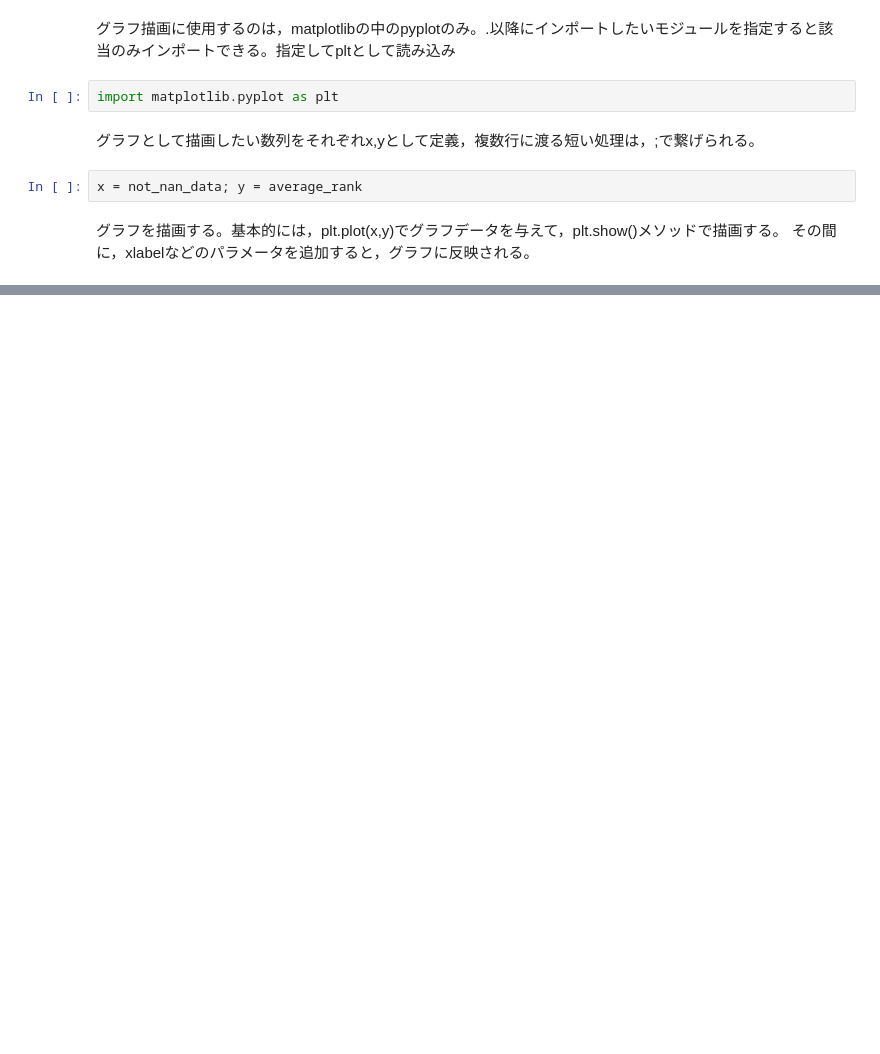
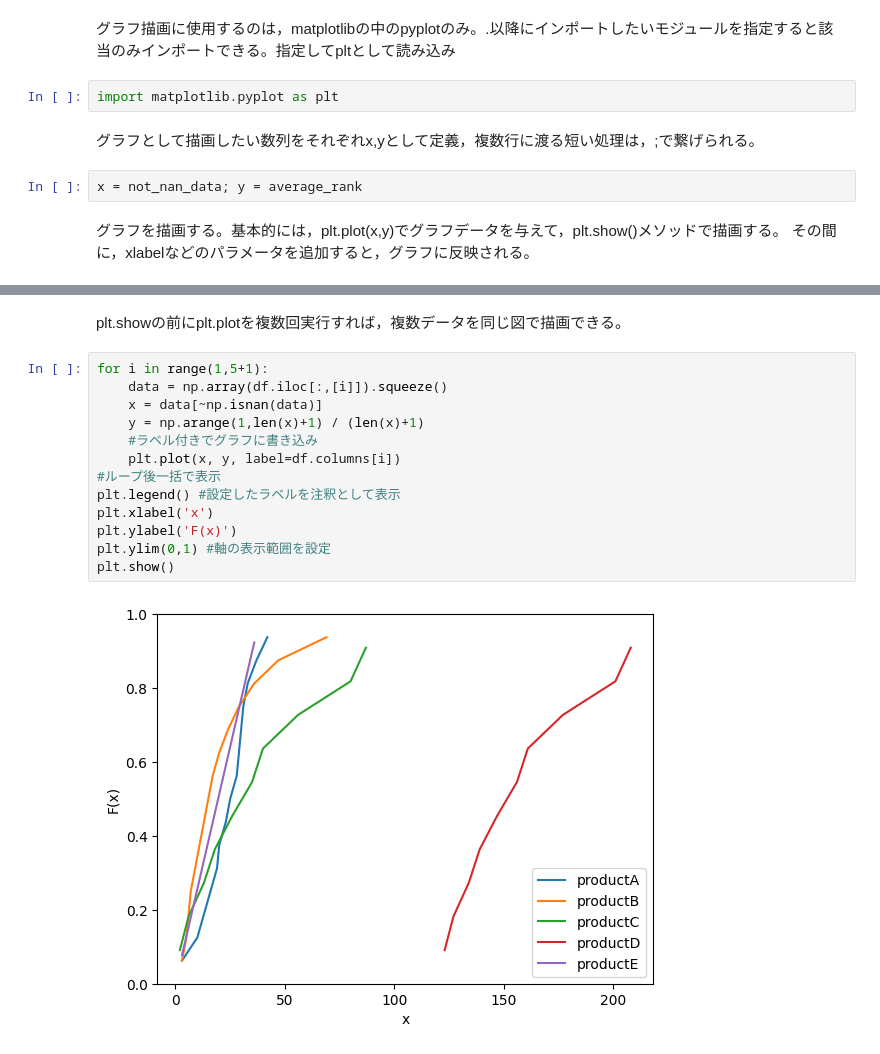
Before and after one commit to yusaku-m/Statistical-Analysis, a Jupyter notebook: first_week.ipynb, the cells around one changed output, grey strips where cells are left out. Cells and saved outputs as stored; diff of their text form; blank space fills up the shorter version.

```diff
--- a/first_week.ipynb
+++ b/first_week.ipynb
@@ -255,0 +296,17 @@ plt.show()
+# %% [markdown]
+plt.showの前にplt.plotを複数回実行すれば，複数データを同じ図で描画できる。
+# %%
+for i in range(1,5+1):
+    data = np.array(df.iloc[:,[i]]).squeeze()
+    x = data[~np.isnan(data)]
+    y = np.arange(1,len(x)+1) / (len(x)+1)
+    #ラベル付きでグラフに書き込み
+    plt.plot(x, y, label=df.columns[i])
+#ループ後一括で表示
+plt.legend() #設定したラベルを注釈として表示
+plt.xlabel('x')
+plt.ylabel('F(x)')
+plt.ylim(0,1) #軸の表示範囲を設定
+plt.show()
+# %% [output]
+[figure, added]
```
Also changed, not shown: parts of 12 cells of this notebook.
